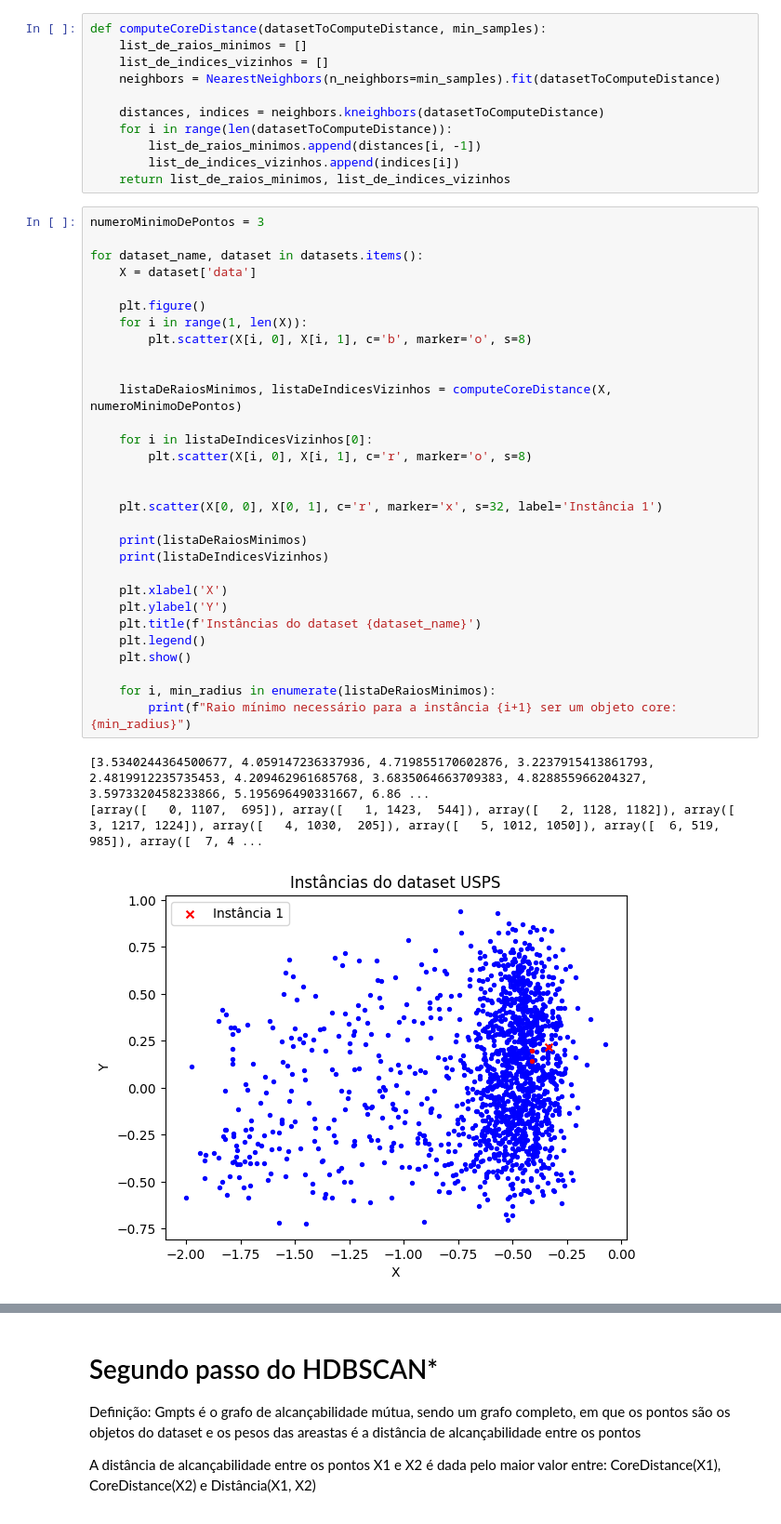
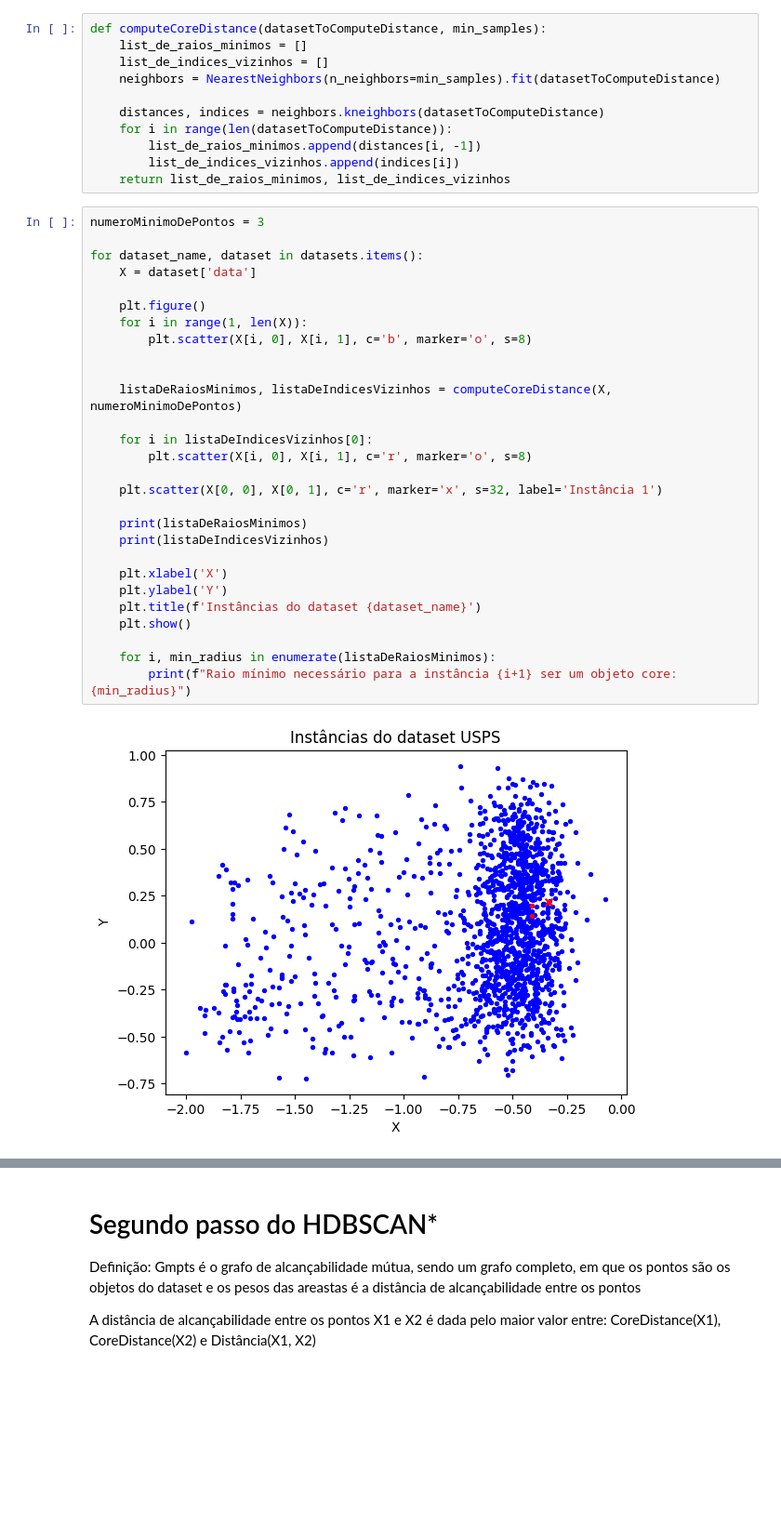
Before and after one commit to rnlobao/graph-construction-SSL, a Jupyter notebook: graph-construction-ssl.ipynb, the cells around one changed output, grey strips where cells are left out. Shown at 93% size. Cells and saved outputs as stored; diff of their text form; blank space fills up the shorter version.

```diff
--- a/graph-construction-ssl.ipynb
+++ b/graph-construction-ssl.ipynb
@@ -64,34 +63,30 @@ def computeCoreDistance(datasetToComputeDistance, min_samples):
 # %%
 numeroMinimoDePontos = 3
 
 for dataset_name, dataset in datasets.items():
     X = dataset['data']
 
     plt.figure()
     for i in range(1, len(X)):
         plt.scatter(X[i, 0], X[i, 1], c='b', marker='o', s=8)
 
 
     listaDeRaiosMinimos, listaDeIndicesVizinhos = computeCoreDistance(X, numeroMinimoDePontos)
 
     for i in listaDeIndicesVizinhos[0]:
         plt.scatter(X[i, 0], X[i, 1], c='r', marker='o', s=8)
 
-
     plt.scatter(X[0, 0], X[0, 1], c='r', marker='x', s=32, label='Instância 1')
 
     print(listaDeRaiosMinimos)
     print(listaDeIndicesVizinhos)
 
     plt.xlabel('X')
     plt.ylabel('Y')
     plt.title(f'Instâncias do dataset {dataset_name}')
-    plt.legend()
     plt.show()
 
     for i, min_radius in enumerate(listaDeRaiosMinimos):
         print(f"Raio mínimo necessário para a instância {i+1} ser um objeto core: {min_radius}")
 # %% [output]
-[3.5340244364500677, 4.059147236337936, 4.719855170602876, 3.2237915413861793, 2.4819912235735453, 4.209462961685768, 3.6835064663709383, 4.828855966204327, 3.5973320458233866, 5.195696490331667, 6.86 ...
-[array([   0, 1107,  695]), array([   1, 1423,  544]), array([   2, 1128, 1182]), array([   3, 1217, 1224]), array([   4, 1030,  205]), array([   5, 1012, 1050]), array([  6, 519, 985]), array([  7, 4 ...
-[figure, old version]
+[figure, new version]
```
Also changed, not shown: parts of 8 cells of this notebook.
